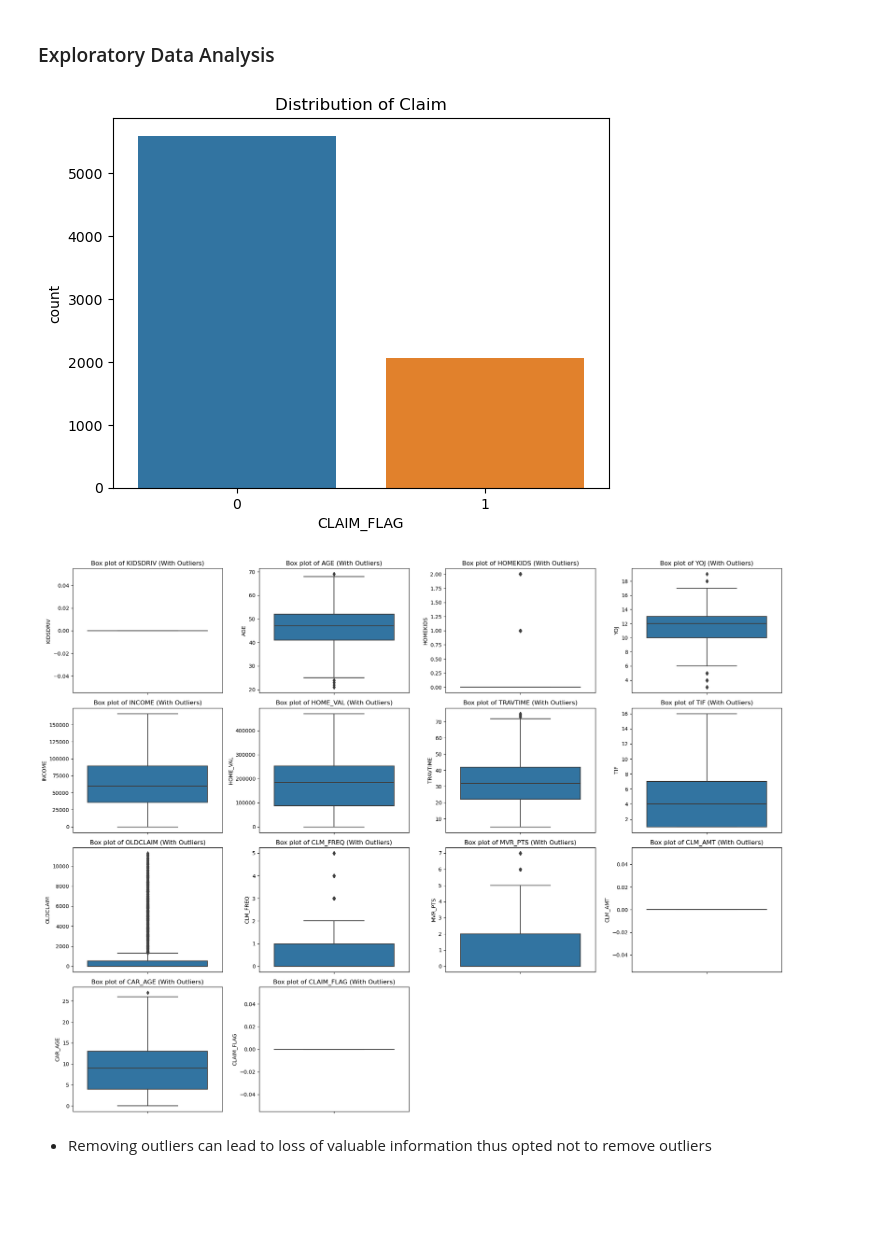
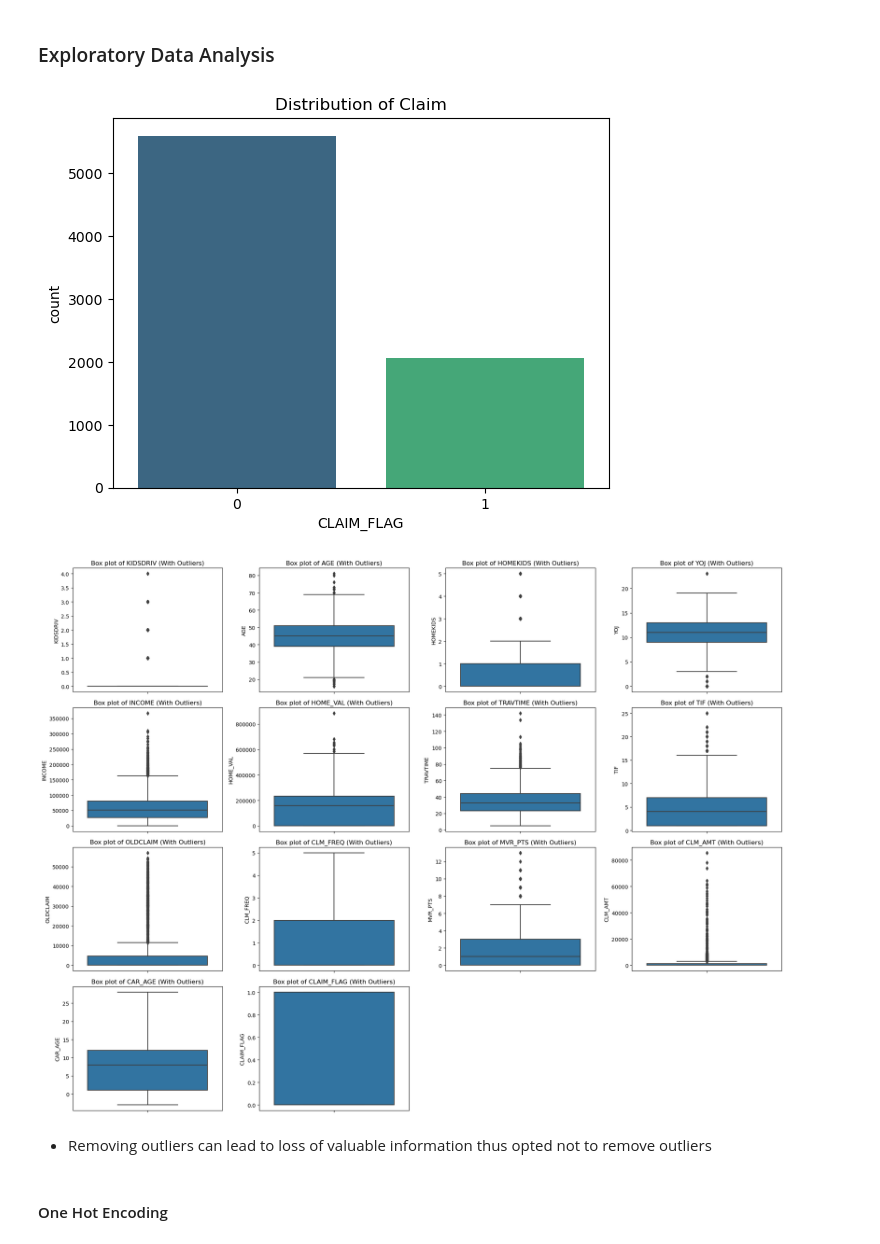
Before and after one commit to whareverr/phase_3_project, a Jupyter notebook: index.ipynb, the cells around one changed output. Cells and saved outputs as stored; diff of their text form; code cells hidden in the pictures; blank space fills up the shorter version.

```diff
--- a/index.ipynb
+++ b/index.ipynb
@@ -120 +123,4 @@ desc_df
+# %%
+df['BIRTH'] = pd.to_datetime(df['BIRTH'], format='%d%b%y', errors='coerce')
+df['BIRTH_YEAR'] = df['BIRTH'].dt.year
 # %% [markdown]
@@ -123,6 +129,8 @@ desc_df
 df['INCOME'] = df['INCOME'].replace('[\$,]', '', regex=True).astype(float)
 # %%
 df['HOME_VAL'] = df['HOME_VAL'].replace('[\$,]', '', regex=True).astype(float)
+# %%
+df['BLUEBOOK'] = df['BLUEBOOK'].replace('[\$,]', '', regex=True).astype(float)
 # %% [markdown]
 - Convert old claim and claim amount to numeric, removing the dollar sign and commas
 # %%
@@ -212,11 +220,11 @@ df.describe()
 # %% [markdown]
 ### Exploratory Data Analysis
 # %%
-sns.countplot(data=df, x='CLAIM_FLAG')
+sns.countplot(data=df, palette='viridis', x='CLAIM_FLAG')
 plt.title('Distribution of Claim')
 plt.show()
 # %% [output]
-[figure, old version]
+[figure, new version]
 # %%
 # List of numerical features to check for outliers
 
@@ -233,6 +241,8 @@ def plot_boxplots_with_outliers(data, numerical_columns):
 numerical_columns = ['KIDSDRIV', 'AGE', 'HOMEKIDS', 'YOJ', 'INCOME', 'HOME_VAL', 'TRAVTIME', 'TIF','OLDCLAIM','CLM_FREQ','MVR_PTS','CLM_AMT','CAR_AGE','CLAIM_FLAG']
 plot_boxplots_with_outliers(df, numerical_columns)
 # %% [output]
-[figure, old version]
+[figure, new version]
 # %% [markdown]
 - Removing outliers can lead to loss of valuable information thus opted not to remove outliers
+# %% [markdown]
+#### One Hot Encoding
```
Also changed, not shown: parts of 16 cells of this notebook.
